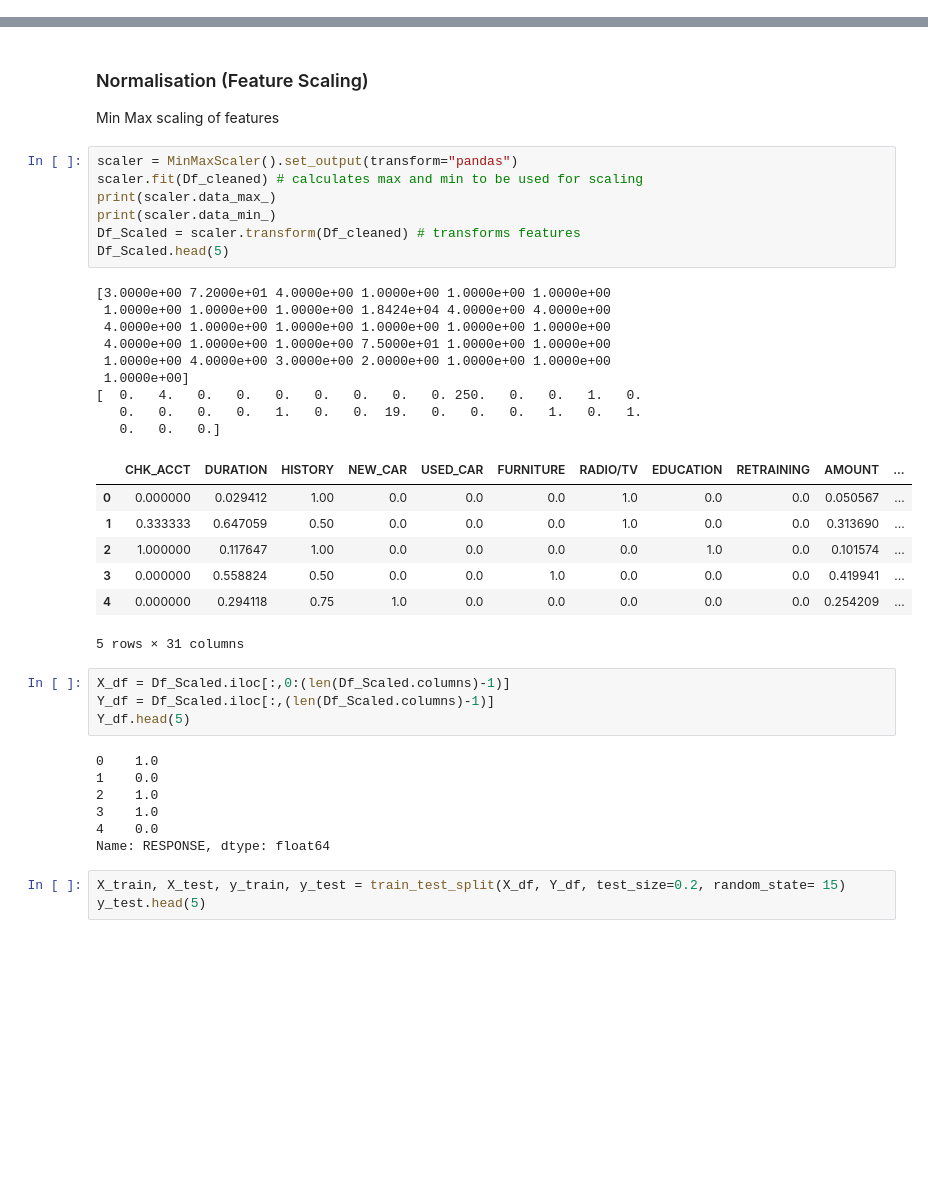
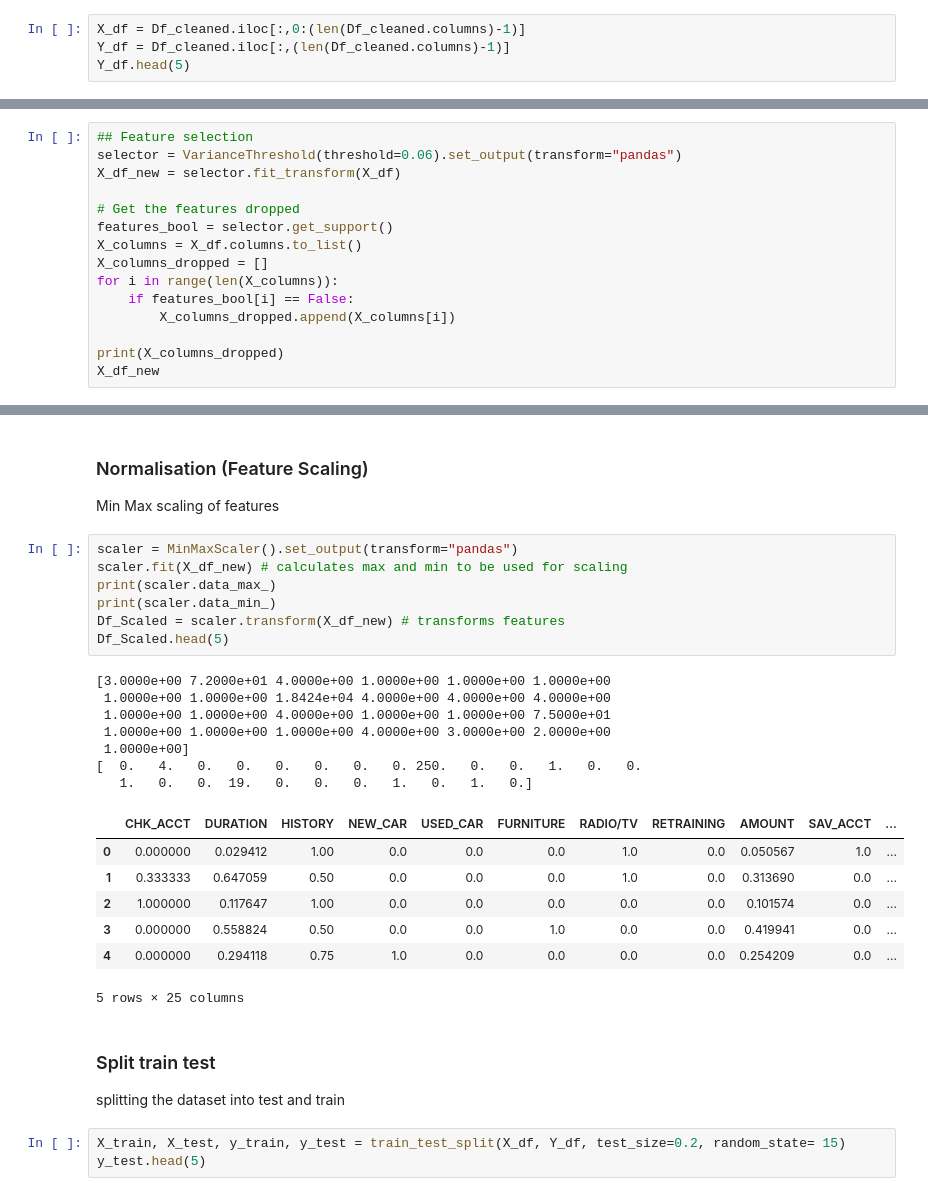
Before and after one commit to iwunduchuks/Osiri-ML-assignement, a Jupyter notebook: Osiri_ML.ipynb, the cells around one changed output, grey strips where cells are left out. Cells and saved outputs as stored; diff of their text form; blank space fills up the shorter version.

Commit message:
Added Neural network and Feature selection

```diff
--- a/Osiri_ML.ipynb
+++ b/Osiri_ML.ipynb
@@ -93,3 +94,7 @@ memory usage: 249.4 KB
 | 995 | 0 | 45 | 2 | 0 | 0 | 0 | 1 | 0 | 0 | 1845 | ... |
 | 996 | 1 | 45 | 4 | 0 | 1 | 0 | 0 | 0 | 0 | 4576 | ... |
 997 rows × 31 columns
+# %%
+X_df = Df_cleaned.iloc[:,0:(len(Df_cleaned.columns)-1)]
+Y_df = Df_cleaned.iloc[:,(len(Df_cleaned.columns)-1)]
+Y_df.head(5)
@@ -95,0 +111,15 @@ memory usage: 249.4 KB
+# %%
+## Feature selection
+selector = VarianceThreshold(threshold=0.06).set_output(transform="pandas")
+X_df_new = selector.fit_transform(X_df)
+
+# Get the features dropped
+features_bool = selector.get_support()
+X_columns = X_df.columns.to_list()
+X_columns_dropped = []
+for i in range(len(X_columns)):
+    if features_bool[i] == False:
+        X_columns_dropped.append(X_columns[i])
+
+print(X_columns_dropped)
+X_df_new
@@ -98,39 +143,29 @@ memory usage: 249.4 KB
 Min Max scaling of features
 # %%
 scaler = MinMaxScaler().set_output(transform="pandas")
-scaler.fit(Df_cleaned) # calculates max and min to be used for scaling
+scaler.fit(X_df_new) # calculates max and min to be used for scaling
 print(scaler.data_max_)
 print(scaler.data_min_)
-Df_Scaled = scaler.transform(Df_cleaned) # transforms features
+Df_Scaled = scaler.transform(X_df_new) # transforms features
 Df_Scaled.head(5)
 # %% [output]
 [3.0000e+00 7.2000e+01 4.0000e+00 1.0000e+00 1.0000e+00 1.0000e+00
- 1.0000e+00 1.0000e+00 1.0000e+00 1.8424e+04 4.0000e+00 4.0000e+00
- 4.0000e+00 1.0000e+00 1.0000e+00 1.0000e+00 1.0000e+00 1.0000e+00
- 4.0000e+00 1.0000e+00 1.0000e+00 7.5000e+01 1.0000e+00 1.0000e+00
- 1.0000e+00 4.0000e+00 3.0000e+00 2.0000e+00 1.0000e+00 1.0000e+00
+ 1.0000e+00 1.0000e+00 1.8424e+04 4.0000e+00 4.0000e+00 4.0000e+00
+ 1.0000e+00 1.0000e+00 4.0000e+00 1.0000e+00 1.0000e+00 7.5000e+01
+ 1.0000e+00 1.0000e+00 1.0000e+00 4.0000e+00 3.0000e+00 2.0000e+00
  1.0000e+00]
-[  0.   4.   0.   0.   0.   0.   0.   0.   0. 250.   0.   0.   1.   0.
-   0.   0.   0.   0.   1.   0.   0.  19.   0.   0.   0.   1.   0.   1.
-   0.   0.   0.]
+[  0.   4.   0.   0.   0.   0.   0.   0. 250.   0.   0.   1.   0.   0.
+   1.   0.   0.  19.   0.   0.   0.   1.   0.   1.   0.]
-|  | CHK_ACCT | DURATION | HISTORY | NEW_CAR | USED_CAR | FURNITURE | RADIO/TV | EDUCATION | RETRAINING | AMOUNT | ... |
-| 0 | 0.000000 | 0.029412 | 1.00 | 0.0 | 0.0 | 0.0 | 1.0 | 0.0 | 0.0 | 0.050567 | ... |
-| 1 | 0.333333 | 0.647059 | 0.50 | 0.0 | 0.0 | 0.0 | 1.0 | 0.0 | 0.0 | 0.313690 | ... |
-| 2 | 1.000000 | 0.117647 | 1.00 | 0.0 | 0.0 | 0.0 | 0.0 | 1.0 | 0.0 | 0.101574 | ... |
-| 3 | 0.000000 | 0.558824 | 0.50 | 0.0 | 0.0 | 1.0 | 0.0 | 0.0 | 0.0 | 0.419941 | ... |
-| 4 | 0.000000 | 0.294118 | 0.75 | 1.0 | 0.0 | 0.0 | 0.0 | 0.0 | 0.0 | 0.254209 | ... |
+|  | CHK_ACCT | DURATION | HISTORY | NEW_CAR | USED_CAR | FURNITURE | RADIO/TV | RETRAINING | AMOUNT | SAV_ACCT | ... |
+| 0 | 0.000000 | 0.029412 | 1.00 | 0.0 | 0.0 | 0.0 | 1.0 | 0.0 | 0.050567 | 1.0 | ... |
+| 1 | 0.333333 | 0.647059 | 0.50 | 0.0 | 0.0 | 0.0 | 1.0 | 0.0 | 0.313690 | 0.0 | ... |
+| 2 | 1.000000 | 0.117647 | 1.00 | 0.0 | 0.0 | 0.0 | 0.0 | 0.0 | 0.101574 | 0.0 | ... |
+| 3 | 0.000000 | 0.558824 | 0.50 | 0.0 | 0.0 | 1.0 | 0.0 | 0.0 | 0.419941 | 0.0 | ... |
+| 4 | 0.000000 | 0.294118 | 0.75 | 1.0 | 0.0 | 0.0 | 0.0 | 0.0 | 0.254209 | 0.0 | ... |
-5 rows × 31 columns
+5 rows × 25 columns
-# %%
-X_df = Df_Scaled.iloc[:,0:(len(Df_Scaled.columns)-1)]
-Y_df = Df_Scaled.iloc[:,(len(Df_Scaled.columns)-1)]
-Y_df.head(5)
-# %% [output]
-0    1.0
-1    0.0
-2    1.0
-3    1.0
-4    0.0
-Name: RESPONSE, dtype: float64
+# %% [markdown]
+### Split train test
+splitting the dataset into test and train
 # %%
 X_train, X_test, y_train, y_test = train_test_split(X_df, Y_df, test_size=0.2, random_state= 15)
 y_test.head(5)
```
Also changed, not shown: parts of 23 cells of this notebook.
